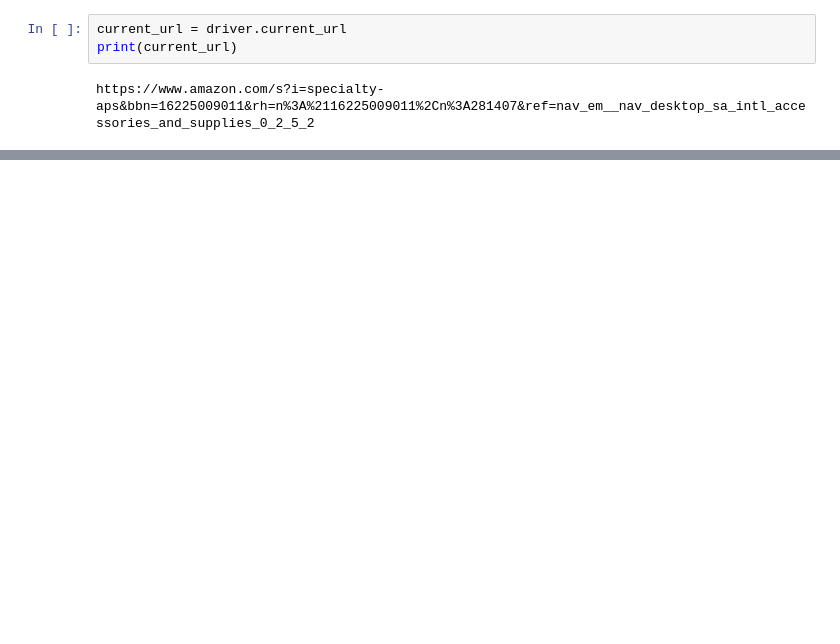
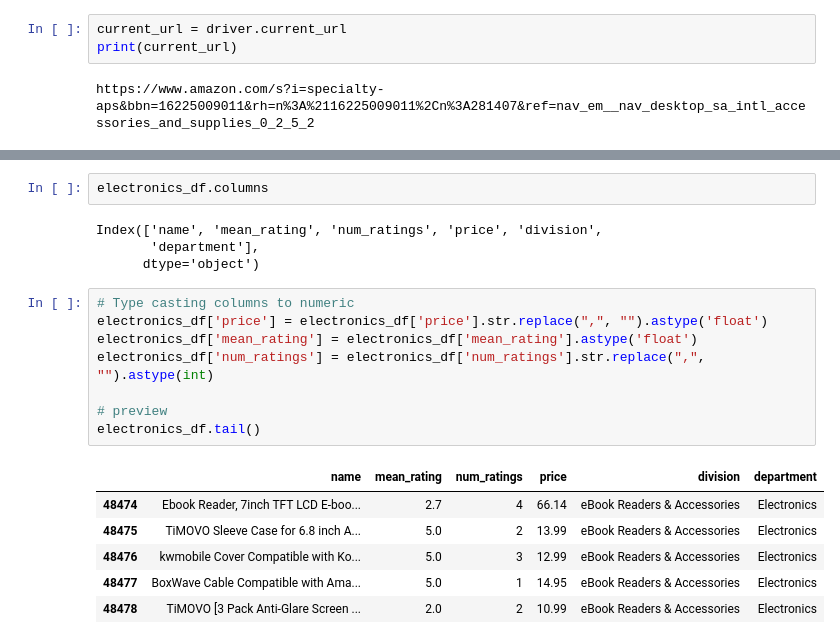
Before and after one commit to teofizzy/amazon, a Jupyter notebook: tasks/etl_system/scrape_amazon.ipynb, the cells around one changed output, grey strips where cells are left out. Cells and saved outputs as stored; diff of their text form; blank space fills up the shorter version.

```diff
--- a/tasks/etl_system/scrape_amazon.ipynb
+++ b/tasks/etl_system/scrape_amazon.ipynb
@@ -573,0 +622,21 @@ Glendan Light Box Photography, 10"x10" Photo Box with 88 High Color Rendering In
+# %%
+electronics_df.columns
+# %% [output]
+Index(['name', 'mean_rating', 'num_ratings', 'price', 'division',
+       'department'],
+      dtype='object')
+# %%
+# Type casting columns to numeric
+electronics_df['price'] = electronics_df['price'].str.replace(",", "").astype('float')
+electronics_df['mean_rating'] = electronics_df['mean_rating'].astype('float')
+electronics_df['num_ratings'] = electronics_df['num_ratings'].str.replace(",", "").astype(int)
+
+# preview
+electronics_df.tail()
+# %% [output]
+|  | name | mean_rating | num_ratings | price | division | department |
+| 48474 | Ebook Reader, 7inch TFT LCD E-boo... | 2.7 | 4 | 66.14 | eBook Readers & Accessories | Electronics |
+| 48475 | TiMOVO Sleeve Case for 6.8 inch A... | 5.0 | 2 | 13.99 | eBook Readers & Accessories | Electronics |
+| 48476 | kwmobile Cover Compatible with Ko... | 5.0 | 3 | 12.99 | eBook Readers & Accessories | Electronics |
+| 48477 | BoxWave Cable Compatible with Ama... | 5.0 | 1 | 14.95 | eBook Readers & Accessories | Electronics |
+| 48478 | TiMOVO [3 Pack Anti-Glare Screen ... | 2.0 | 2 | 10.99 | eBook Readers & Accessories | Electronics |
```
Also changed, not shown: parts of 50 cells of this notebook, 2 other files.
